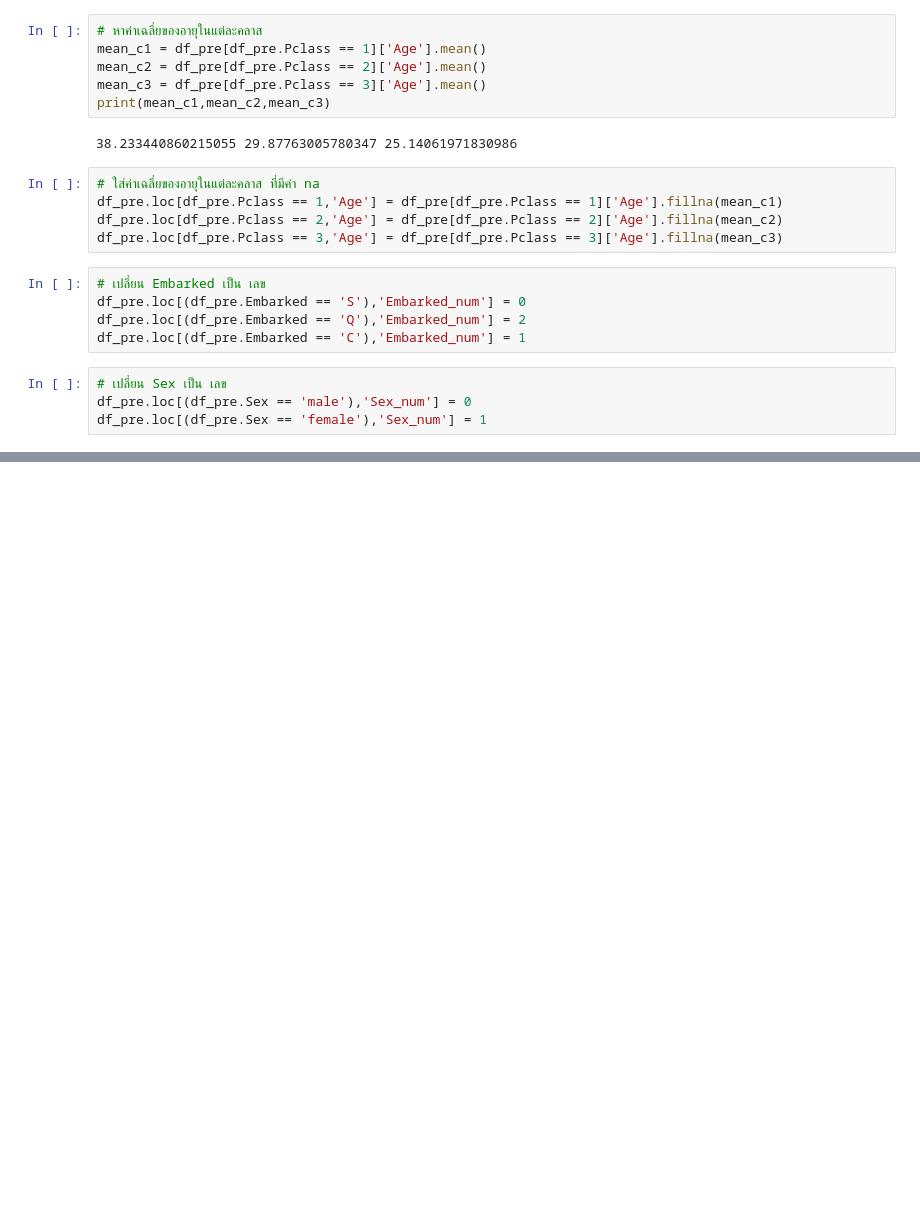
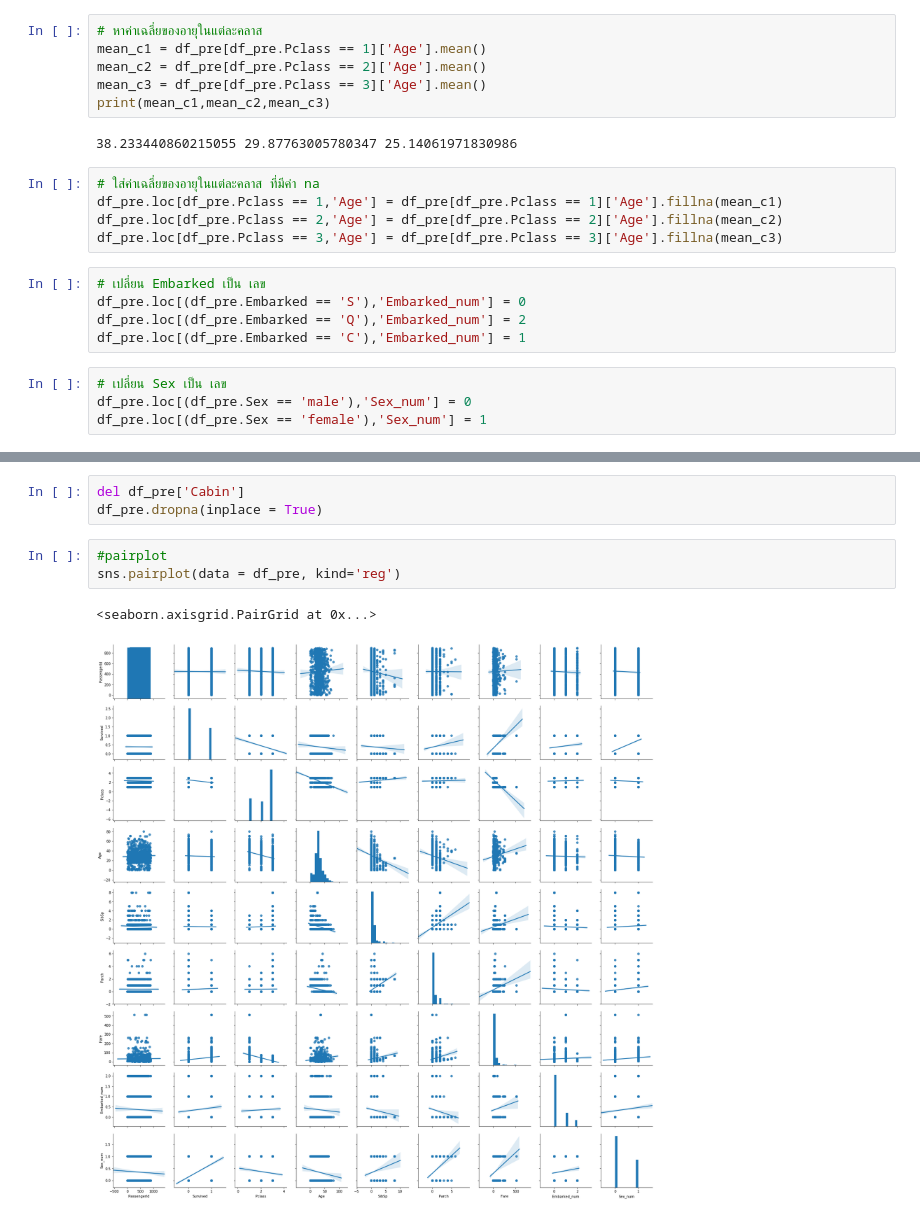
Before and after one commit to nilemarezz/Learn-DataSci01, a Jupyter notebook: Visualisation/Visualisation.ipynb, the cells around one changed output, grey strips where cells are left out. Drawn from its saved outputs; the diff is of its cells as text; blank space fills up the shorter version.

```diff
--- a/Visualisation/Visualisation.ipynb
+++ b/Visualisation/Visualisation.ipynb
@@ -52,0 +72,9 @@ sns.boxplot(df_pre.Pclass ,  df_pre.Age)
+# %%
+del df_pre['Cabin']
+df_pre.dropna(inplace = True)
+# %%
+#pairplot
+sns.pairplot(data = df_pre, kind='reg')
+# %% [output]
+<seaborn.axisgrid.PairGrid at 0x...>
+[figure, added]
```
Also changed, not shown: parts of 13 cells of this notebook, 3 other files.
